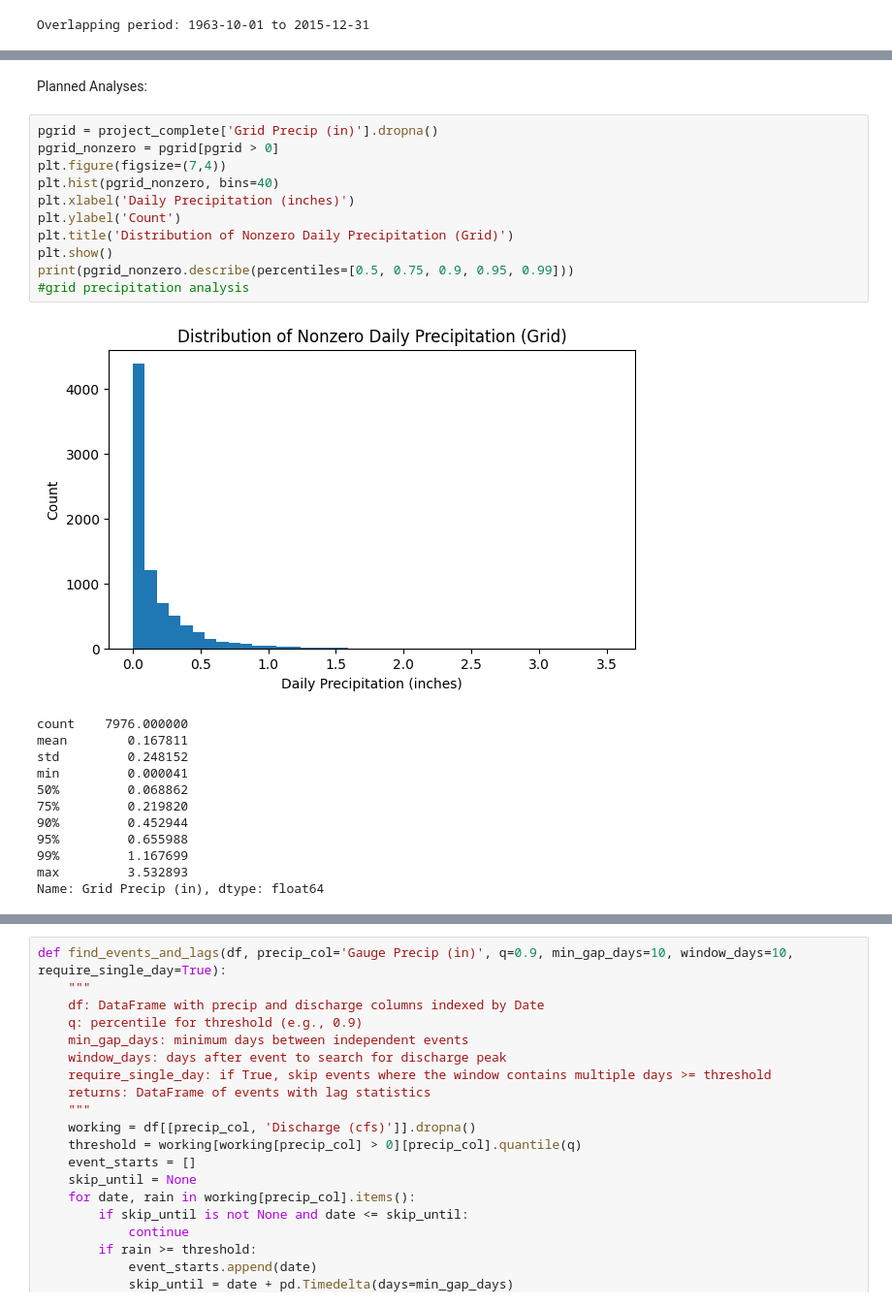
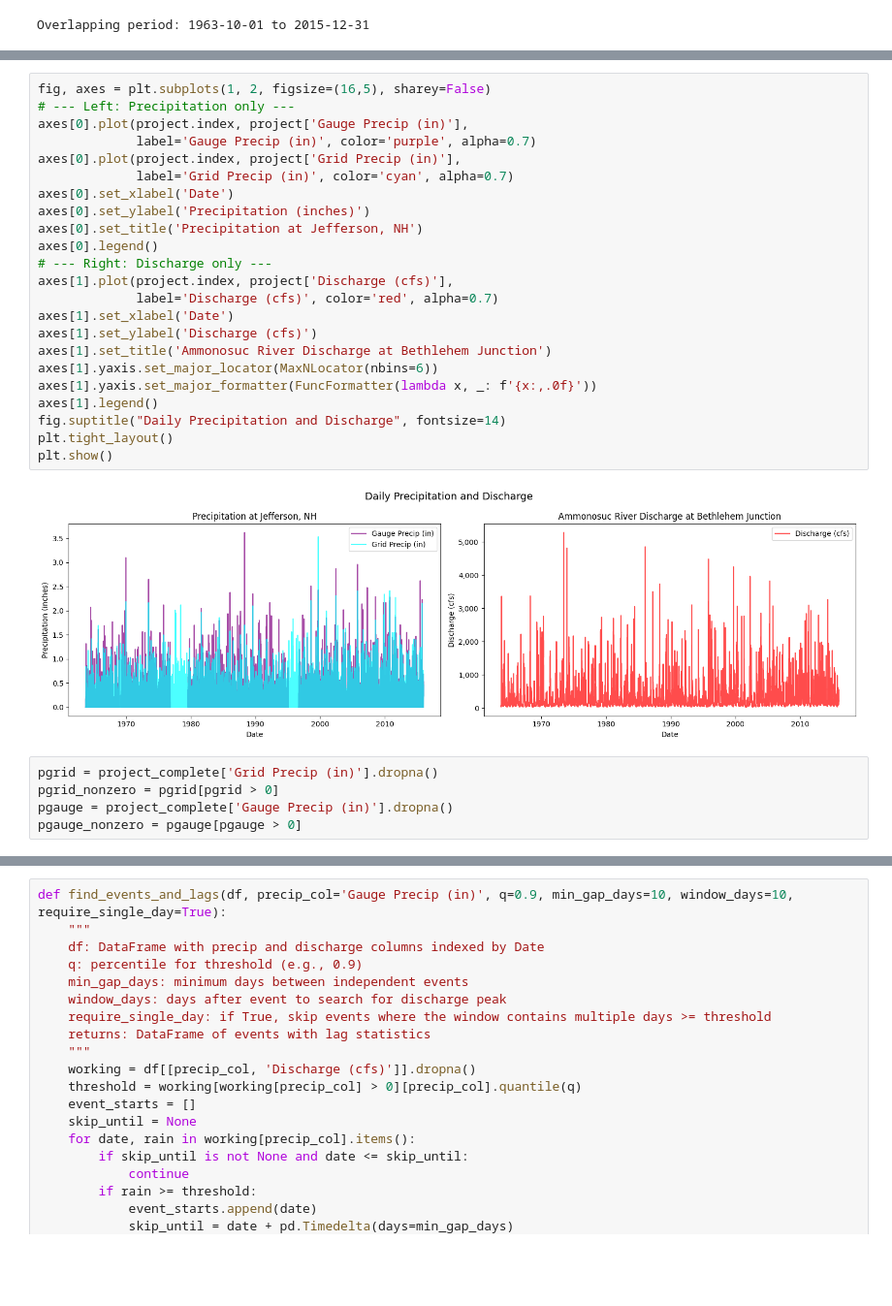
Before and after one commit to ROmslaer/ROmslaer895, a Jupyter notebook: ROmslaer Final Project.ipynb, the cells around one changed output, grey strips where cells are left out. Shown at 97% size. Saved outputs shown, nothing was run; the diff lists cells and outputs as text; blank space fills up the shorter version.

```diff
--- a/ROmslaer Final Project.ipynb
+++ b/ROmslaer Final Project.ipynb
@@ -263,26 +115,30 @@ Name: Gauge Precip (in), dtype: float64
-# %% [markdown]
-Planned Analyses:
-# %%
-pgrid = project_complete['Grid Precip (in)'].dropna()
-pgrid_nonzero = pgrid[pgrid > 0]
-plt.figure(figsize=(7,4))
-plt.hist(pgrid_nonzero, bins=40)
-plt.xlabel('Daily Precipitation (inches)')
-plt.ylabel('Count')
-plt.title('Distribution of Nonzero Daily Precipitation (Grid)')
-plt.show()
-print(pgrid_nonzero.describe(percentiles=[0.5, 0.75, 0.9, 0.95, 0.99]))
-#grid precipitation analysis
-# %% [output]
-[figure, removed]
-count    7976.000000
-mean        0.167811
-std         0.248152
-min         0.000041
-50%         0.068862
-75%         0.219820
-90%         0.452944
-95%         0.655988
-99%         1.167699
-max         3.532893
-Name: Grid Precip (in), dtype: float64
+# %%
+fig, axes = plt.subplots(1, 2, figsize=(16,5), sharey=False)
+# --- Left: Precipitation only ---
+axes[0].plot(project.index, project['Gauge Precip (in)'],
+             label='Gauge Precip (in)', color='purple', alpha=0.7)
+axes[0].plot(project.index, project['Grid Precip (in)'],
+             label='Grid Precip (in)', color='cyan', alpha=0.7)
+axes[0].set_xlabel('Date')
+axes[0].set_ylabel('Precipitation (inches)')
+axes[0].set_title('Precipitation at Jefferson, NH')
+axes[0].legend()
+# --- Right: Discharge only ---
+axes[1].plot(project.index, project['Discharge (cfs)'],
+             label='Discharge (cfs)', color='red', alpha=0.7)
+axes[1].set_xlabel('Date')
+axes[1].set_ylabel('Discharge (cfs)')
+axes[1].set_title('Ammonosuc River Discharge at Bethlehem Junction')
+axes[1].yaxis.set_major_locator(MaxNLocator(nbins=6))
+axes[1].yaxis.set_major_formatter(FuncFormatter(lambda x, _: f'{x:,.0f}'))
+axes[1].legend()
+fig.suptitle("Daily Precipitation and Discharge", fontsize=14)
+plt.tight_layout()
+plt.show()
+# %% [output]
+[figure, added]
+# %%
+pgrid = project_complete['Grid Precip (in)'].dropna()
+pgrid_nonzero = pgrid[pgrid > 0]
+pgauge = project_complete['Gauge Precip (in)'].dropna()
+pgauge_nonzero = pgauge[pgauge > 0]
```
Also changed, not shown: parts of 19 cells of this notebook.
